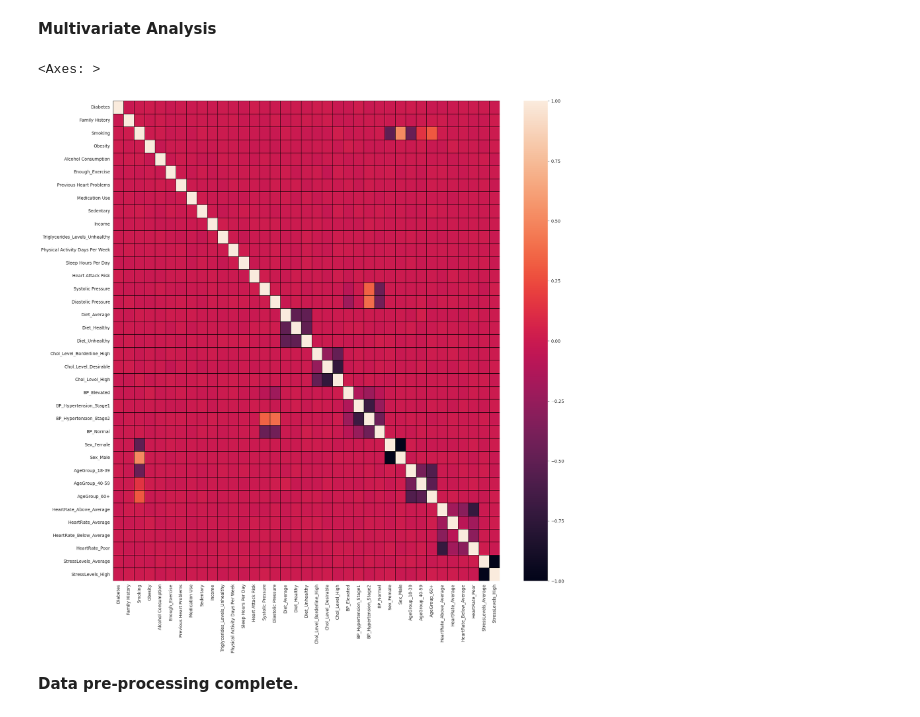
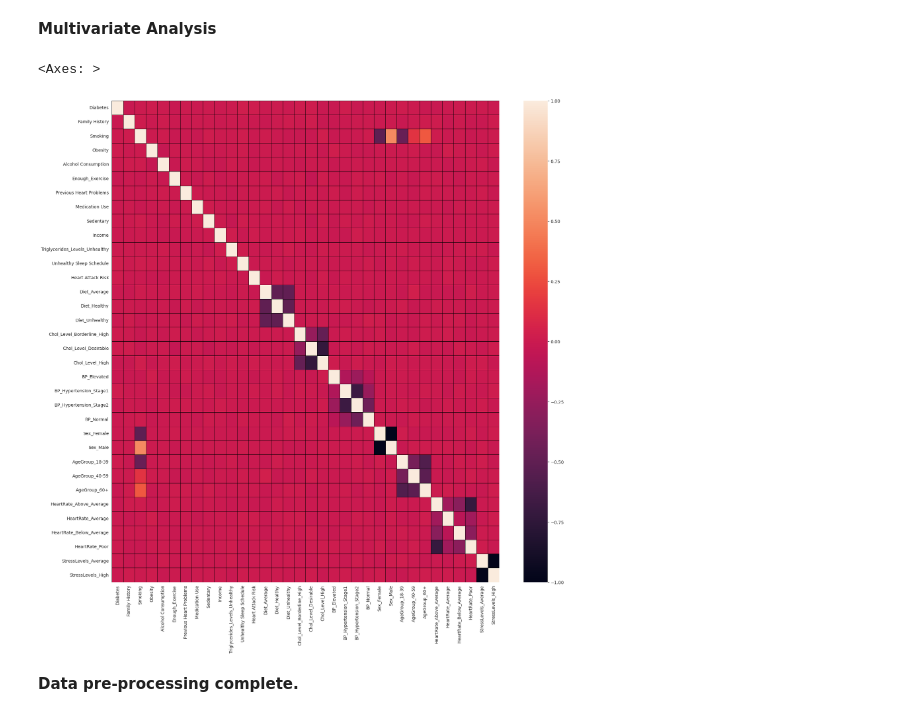
Before and after one commit to AN-DRE4/DadosAprendizagemAutomatica, a Jupyter notebook: HeartAttack.ipynb, the cells around one changed output. Drawn from its saved outputs; the diff is of its cells as text; code cells hidden in the pictures.

```diff
--- a/HeartAttack.ipynb
+++ b/HeartAttack.ipynb
@@ -347,6 +347,15 @@ def categorize_trig(row):
         return int(0)
 heartAtk_clean_finalVersion['Triglycerides'] = heartAtk_clean_finalVersion.apply(categorize_trig,axis=1)
 heartAtk_clean_finalVersion.rename(columns={'Triglycerides': 'Triglycerides_Levels_Unhealthy'}, inplace=True)
+# %%
+def categorize_sleep(row):
+    sleep = row['Sleep Hours Per Day']
+    if sleep >= 7.0 and sleep <= 9.0:
+        return int(0)
+    else:
+        return int(1)
+heartAtk_clean_finalVersion['Sleep Hours Per Day'] = heartAtk_clean_finalVersion.apply(categorize_sleep,axis=1)
+heartAtk_clean_finalVersion.rename(columns={'Sleep Hours Per Day': 'Unhealthy Sleep Schedule'}, inplace=True)
 # %% [markdown]
 We shall encode every categorical column (Diet, Sex and Age Group)
 # %%
@@ -419,13 +428,14 @@ memory usage: 2.5 MB
 **Multivariate Analysis**
 # %%
 # Correlation between variables (This might need fixing due to the large dataset: Possible Solution, make it only for a subset of dataset)
-
+cols = ['Systolic Pressure','Diastolic Pressure','Physical Activity Days Per Week']
+heartAtk_clean_finalVersion = heartAtk_clean_finalVersion.drop(cols, axis=1)
 fig = plt.figure(figsize=(20,20))
 correlation_matrix = heartAtk_clean_finalVersion.corr(method="pearson")
 sns.heatmap(correlation_matrix, linecolor='black', linewidths=0.5)
 # %% [output]
 <Axes: >
-[figure, old version]
+[figure, new version]
 # %% [markdown]
 **Data pre-processing complete.**
 # %% [markdown]
```
Also changed, not shown: parts of 12 cells of this notebook.
